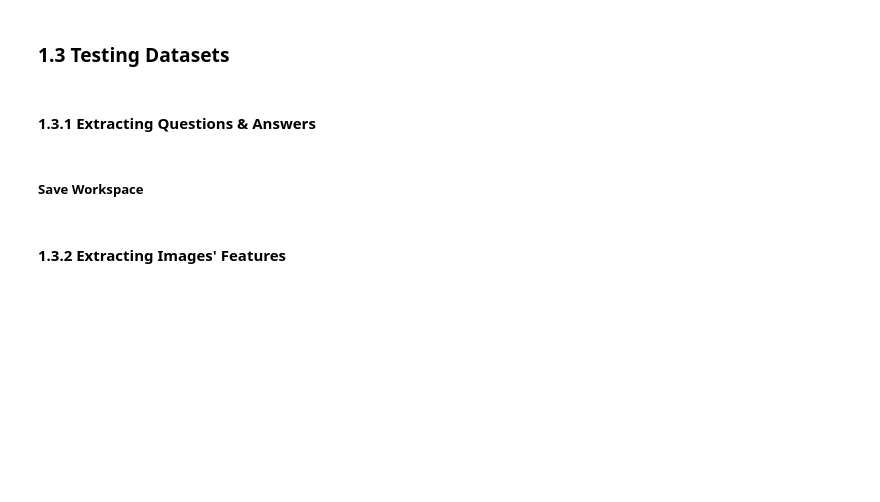
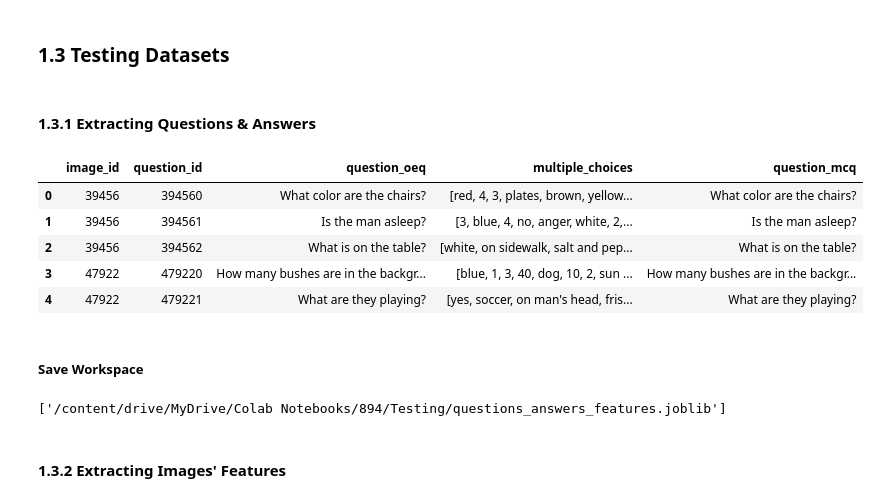
Before and after one commit to nilanahar/MMAI_894_DeepLearning_Project_TeamRosedale, a Jupyter notebook: MMAI_894_Team_Project.ipynb, the cells around one changed output. Drawn from its saved outputs; the diff is of its cells as text; code cells hidden in the pictures; blank space fills up the shorter version.

```diff
--- a/MMAI_894_Team_Project.ipynb
+++ b/MMAI_894_Team_Project.ipynb
@@ -34,7 +34,7 @@ validation_oeq_file_path = "/content/drive/MyDrive/Colab Notebooks/894/Validatio
 validation_answers_file_path = "/content/drive/MyDrive/Colab Notebooks/894/Validation/Data/abstract_v002_val2015_annotations.json"
 validation_images_file_path = "/content/drive/MyDrive/Colab Notebooks/894/Validation/Data/scene_img_abstract_v002_val2015"
 
-testing_mcq_file_path = "/content/drive/MyDrive/Colab Notebooks/894/Testing/Data/MultipleChoice_abstract_v002_val2015_questions.json"
-testing_oeq_file_path = "/content/drive/MyDrive/Colab Notebooks/894/Testing/Data/OpenEnded_abstract_v002_val2015_questions.json"
-testing_images_file_path = "/content/drive/MyDrive/Colab Notebooks/894/Testing/Data/scene_img_abstract_v002_val2015"
+testing_mcq_file_path = "/content/drive/MyDrive/Colab Notebooks/894/Testing/Data/Questions_Test_abstract_v002/MultipleChoice_abstract_v002_test2015_questions.json"
+testing_oeq_file_path = "/content/drive/MyDrive/Colab Notebooks/894/Testing/Data/Questions_Test_abstract_v002/OpenEnded_abstract_v002_test2015_questions.json"
+testing_images_file_path = "/content/drive/MyDrive/Colab Notebooks/894/Testing/Data/scene_img_abstract_v002_test2015"
 # %% [output]
@@ -44,22 +44,30 @@ Mounted at /content/drive
 # %%
 # Function to load multiple JSON data
 def load_json(file_path):
-    with open(file_path, 'r') as f:
-        return json.load(f)
-
+    if file_path: # Check if file_path is not None
+        with open(file_path, 'r') as f:
+            return json.load(f)
+    else:
+        return None # or handle the None case differently, like returning an empty dictionary
 
 def json_to_pdDf(mcq_file_path, oeq_file_path, answers_file_path):
     # Now you can use this function to load multiple JSON files
     mcq_json_data = load_json(mcq_file_path)
     oeq_json_data = load_json(oeq_file_path)
-    answers_json_data = load_json(answers_file_path)
 
-    # convert 3 json data into 3 pandas dataframe (tabular form)
     mcq_df = pd.json_normalize(mcq_json_data['questions'])[['image_id', 'question_id', 'question', 'multiple_choices']]
     oeq_df = pd.json_normalize(oeq_json_data['questions'])[['image_id', 'question_id', 'question']]
-    answers_df = pd.json_normalize(answers_json_data['annotations'])[['image_id', 'question_id', 'question_type', 'answers', 'multiple_choice_answer', 'answer_type']]
+
+    # Check if answers_file_path is None
+    if answers_file_path is not None:
+        answers_json_data = load_json(answers_file_path)
+        answers_df = pd.json_normalize(answers_json_data['annotations'])[['image_id', 'question_id', 'question_type', 'answers', 'multiple_choice_answer', 'answer_type']]
+    else:
+        # Create an empty DataFrame if answers_file_path is None
+        answers_df = pd.DataFrame(columns=['image_id', 'question_id', 'question_type', 'answers', 'multiple_choice_answer', 'answer_type'])
 
     return mcq_df, oeq_df, answers_df
+
 
 def tabularize_answers_df(answers_df):
     # Create a unique identifier for each row to track back after transformations
@@ -259,13 +270,22 @@ joblib.dump(valid_complete_df, "/content/drive/MyDrive/Colab Notebooks/894/Valid
 # %% [markdown]
 #### 1.3.1 Extracting Questions & Answers
 # %%
-mcq_df, oeq_df = json_to_pdDf(testing_mcq_file_path, testing_oeq_file_path, None)
-test_final_qna_df = pd.merge(mcq_df, oeq_df, on=['image_id', 'question_id'], how='left', suffixes=('_oeq', '_mcq'))
+test_mcq_df, test_oeq_df, test_answers_df = json_to_pdDf(testing_mcq_file_path, testing_oeq_file_path, None)
+test_final_qna_df = pd.merge(test_mcq_df, test_oeq_df, on=['image_id', 'question_id'], how='left', suffixes=('_oeq', '_mcq'))
 test_final_qna_df.head()
+# %% [output]
+|  | image_id | question_id | question_oeq | multiple_choices | question_mcq |
+| 0 | 39456 | 394560 | What color are the chairs? | [red, 4, 3, plates, brown, yellow... | What color are the chairs? |
+| 1 | 39456 | 394561 | Is the man asleep? | [3, blue, 4, no, anger, white, 2,... | Is the man asleep? |
+| 2 | 39456 | 394562 | What is on the table? | [white, on sidewalk, salt and pep... | What is on the table? |
+| 3 | 47922 | 479220 | How many bushes are in the backgr... | [blue, 1, 3, 40, dog, 10, 2, sun ... | How many bushes are in the backgr... |
+| 4 | 47922 | 479221 | What are they playing? | [yes, soccer, on man's head, fris... | What are they playing? |
 # %% [markdown]
 ##### Save Workspace
 # %%
 joblib.dump(test_final_qna_df, "/content/drive/MyDrive/Colab Notebooks/894/Testing/questions_answers_features.joblib")
+# %% [output]
+['/content/drive/MyDrive/Colab Notebooks/894/Testing/questions_answers_features.joblib']
 # %% [markdown]
 #### 1.3.2 Extracting Images' Features
 # %%
```
Also changed, not shown: parts of 4 cells of this notebook.
